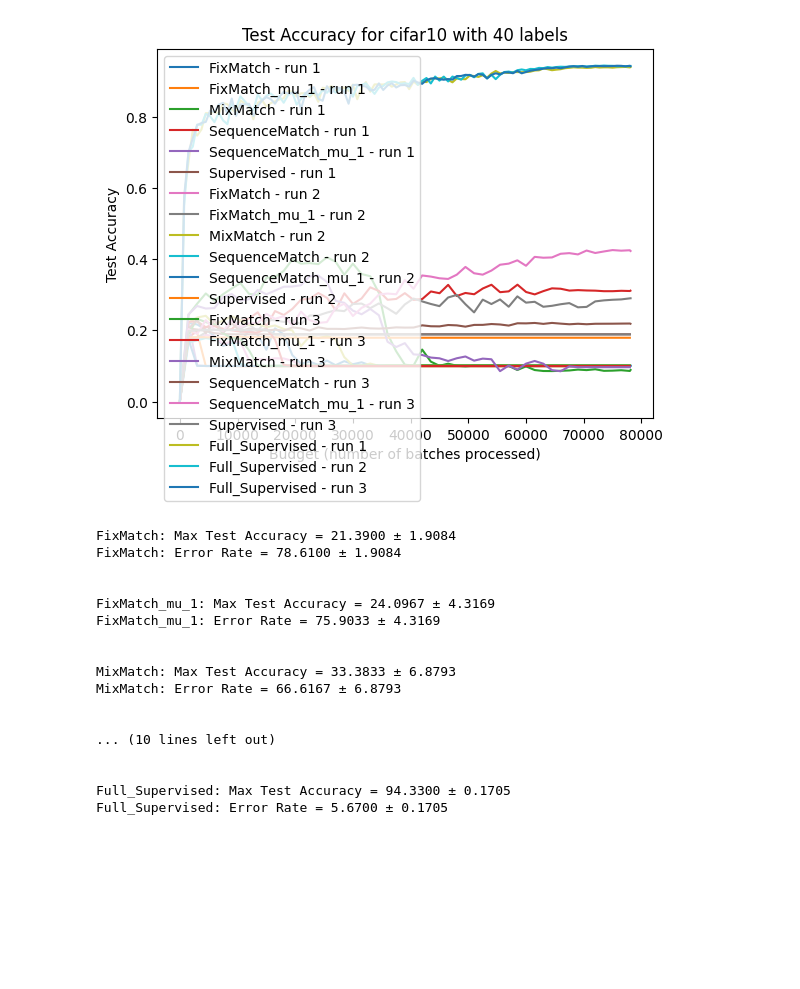
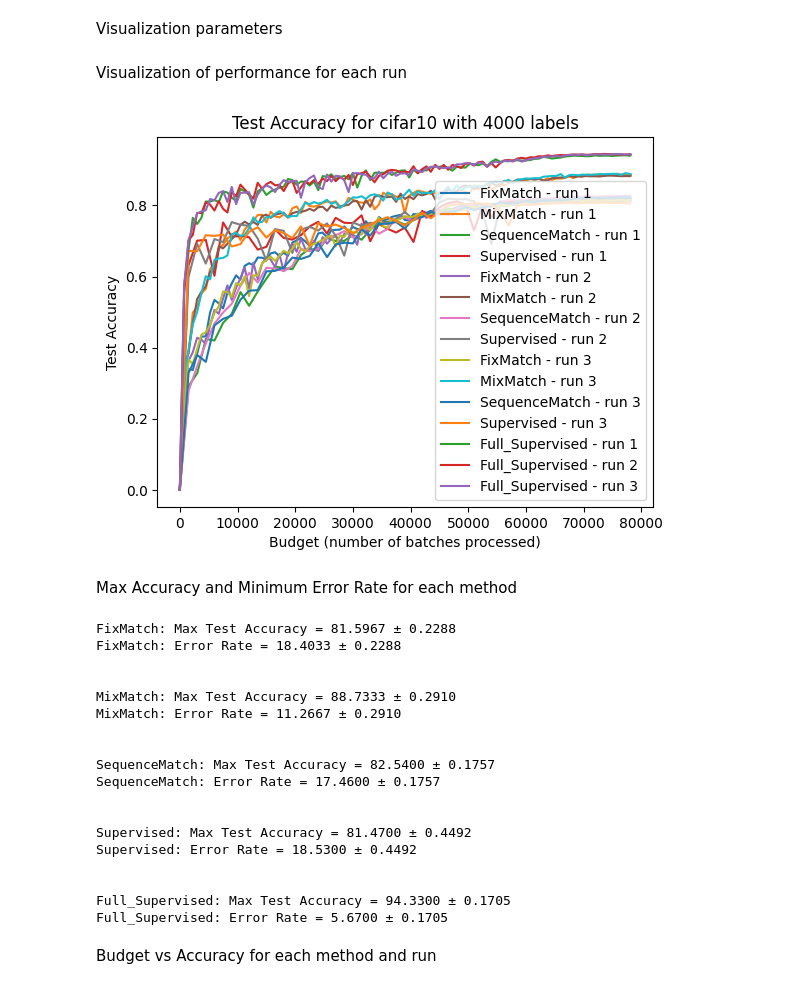
Before and after one commit to BB-Erwan/rethinking-ssl-evaluation, a Jupyter notebook: CIFAR-10/Results.ipynb, the cells around one changed output. Cells and saved outputs as stored; diff of their text form; code cells hidden in the pictures; blank space fills up the shorter version.

```diff
--- a/CIFAR-10/Results.ipynb
+++ b/CIFAR-10/Results.ipynb
@@ -5,51 +5,67 @@ import torch
 import time
 import json
 import os
+# %% [markdown]
+Visualization parameters
+# %%
+results_parent_folder = "results/"
+n_runs = 3 # default value of experiments
+
+# Parameters of the experiment to analyze
+num_labeled = 4000
+dataset = "cifar10"
+name_of_experiment = f"{dataset}_{num_labeled}_labels"
+
+# Methods to analyze
+methods = ["Supervised", "FixMatch", "MixMatch", "SequenceMatch","Full_Supervised"]
+# %% [markdown]
+Visualization of performance for each run
 # %%
-# Open results folder
-results_parent_folder = "results/"
-num_labeled = 40
-dataset = "cifar10"
-name_of_experiment = f"{dataset}_{num_labeled}_labels"
 results_folder = os.path.join(results_parent_folder, name_of_experiment)
-n_runs = 3
 accs = {}
 budgets = {}
 for run in range(n_runs):
     path = results_folder + f"_run_{run+1}"
     if not os.path.exists(path):
         continue
 
     for file in os.listdir(path):
         method = file.split(".")[0]
+        if method not in methods:
+            continue
         with open(os.path.join(path, file), "r") as f:
             data = json.load(f)
             accs[method] = accs.get(method, []) + [data["test_acc"]]
             budgets[method] = budgets.get(method, []) + [data["budget"]]
         # Plot the results
         plt.plot(data['budget'], data["test_acc"], label=f"{method} - run {run+1}")
 
-# Add fully supervised baseline
-for run in range(n_runs):
-    path = f"results/{dataset}_full_sup_run_" + str(run+1)
-    if not os.path.exists(path):
-        continue
-    with open(path+"/Full_Supervised.json", "r") as f:
-        data = json.load(f)
-        accs["Full_Supervised"] = accs.get("Full_Supervised", []) + [data["test_acc"]]
-        budgets["Full_Supervised"] = budgets.get("Full_Supervised", []) + [data["budget"]]
-    plt.plot(data['budget'], data["test_acc"], label=f"Full_Supervised - run {run+1}")
+
+if "Full_Supervised" in methods:
+    # Add fully supervised baseline
+    for run in range(n_runs):
+        path = f"results/{dataset}_full_sup_run_" + str(run+1)
+        if not os.path.exists(path):
+            continue
+        with open(path+"/Full_Supervised.json", "r") as f:
+            data = json.load(f)
+            accs["Full_Supervised"] = accs.get("Full_Supervised", []) + [data["test_acc"]]
+            budgets["Full_Supervised"] = budgets.get("Full_Supervised", []) + [data["budget"]]
+        plt.plot(data['budget'], data["test_acc"], label=f"Full_Supervised - run {run+1}")
 
 plt.xlabel("Budget (number of batches processed)")
 plt.ylabel("Test Accuracy")
 plt.title(f"Test Accuracy for {dataset} with {num_labeled} labels")
 plt.legend()
 plt.show()
 # %% [output]
-[figure, old version]
+[figure, new version]
+# %% [markdown]
+Max Accuracy and Minimum Error Rate for each method
 # %%
-# Print max accuracy and standard deviation for each method
 for method, acc in accs.items():
+    if method not in methods:
+        continue
     acc = np.array([a[:min(map(len, acc))] for a in acc])  # Truncate to the shortest length
     # get max accuracy of each run
     max_acc = np.max(acc, axis=1)
@@ -62,23 +78,26 @@ for method, acc in accs.items():
     print(f"{method}: Error Rate = {mean_error_rate*100:.4f} ± {std_error_rate*100:.4f}")
     print("\n")
 # %% [output]
-FixMatch: Max Test Accuracy = 21.3900 ± 1.9084
-FixMatch: Error Rate = 78.6100 ± 1.9084
+FixMatch: Max Test Accuracy = 81.5967 ± 0.2288
+FixMatch: Error Rate = 18.4033 ± 0.2288
 
 
-FixMatch_mu_1: Max Test Accuracy = 24.0967 ± 4.3169
-FixMatch_mu_1: Error Rate = 75.9033 ± 4.3169
+MixMatch: Max Test Accuracy = 88.7333 ± 0.2910
+MixMatch: Error Rate = 11.2667 ± 0.2910
 
 
-MixMatch: Max Test Accuracy = 33.3833 ± 6.8793
-MixMatch: Error Rate = 66.6167 ± 6.8793
+SequenceMatch: Max Test Accuracy = 82.5400 ± 0.1757
+SequenceMatch: Error Rate = 17.4600 ± 0.1757
 
 
-... (10 lines left out)
+Supervised: Max Test Accuracy = 81.4700 ± 0.4492
+Supervised: Error Rate = 18.5300 ± 0.4492
 
 
 Full_Supervised: Max Test Accuracy = 94.3300 ± 0.1705
 Full_Supervised: Error Rate = 5.6700 ± 0.1705
+# %% [markdown]
+Budget vs Accuracy for each method and run
 # %%
 budgets_copy = budgets.copy()  # Create a copy to avoid modifying the original budgets
 for method, acc in accs.items():
```
Also changed, not shown: parts of 7 cells of this notebook.
